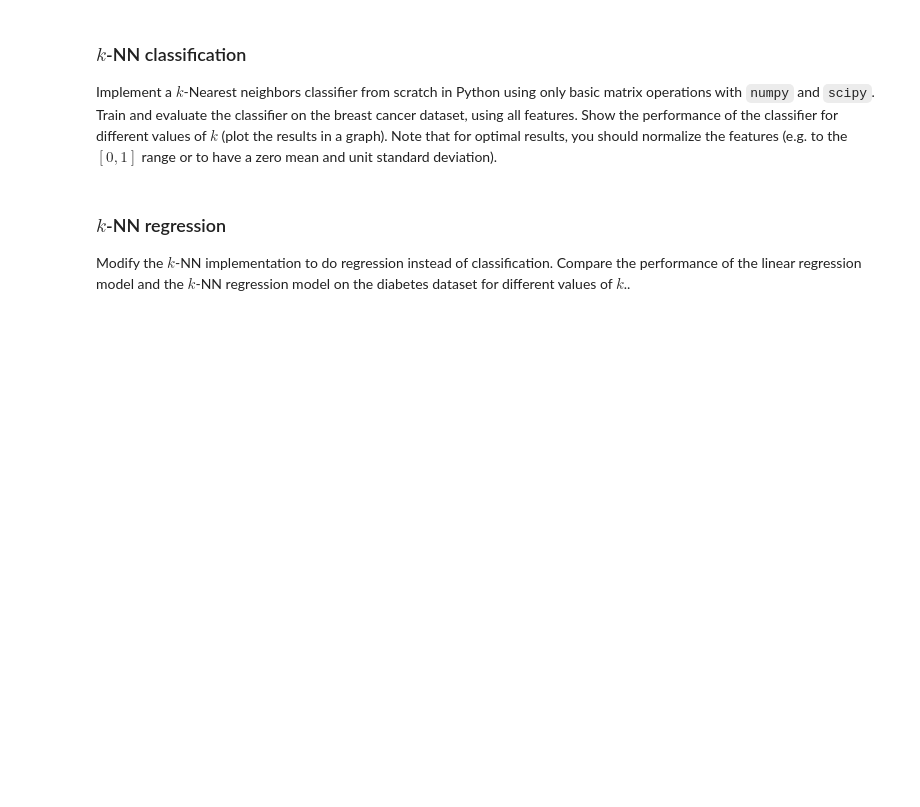
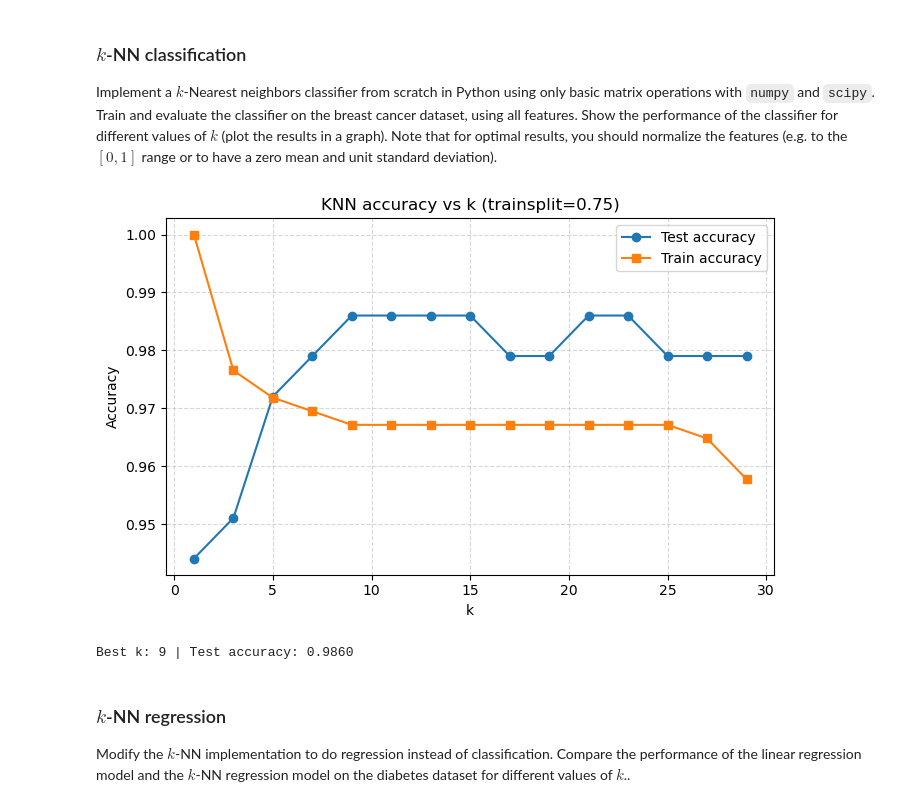
Before and after one commit to SiebrenBarten/Machine-learning-for-medical-imaging, a Jupyter notebook: practicals/week_1.ipynb, the cells around one changed output. Saved outputs shown, nothing was run; the diff lists cells and outputs as text; code cells hidden in the pictures; blank space fills up the shorter version.

```diff
--- a/practicals/week_1.ipynb
+++ b/practicals/week_1.ipynb
@@ -190,3 +183,24 @@ y = breast_cancer.target[:, np.newaxis]
+# %%
+import numpy as np
+from knn_scratch import KNN
+
+# load the breast cancer dataset
+X = breast_cancer.data
+y = breast_cancer.target[:, np.newaxis]
+
+knn = KNN(X, y, k=5, trainsplit=0.75)
+knn.test_train_split()
+knn.normalize_train_test()
+
+# Plot accuracy vs k
+k_values = list(range(1, 30, 2))  # only odd values of k to avoid ties
+train_acc, test_acc = knn.evaluate_over_k(k_values, plot=True)
+
+best_k = k_values[int(np.argmax(test_acc))]
+print(f"Best k: {best_k} | Test accuracy: {test_acc.max():.4f}")
+# %% [output]
+[figure, added]
+Best k: 9 | Test accuracy: 0.9860
 # %% [markdown]
 ### $k$-NN regression
 
```
Also changed, not shown: parts of 1 cell of this notebook, 2 other files.
